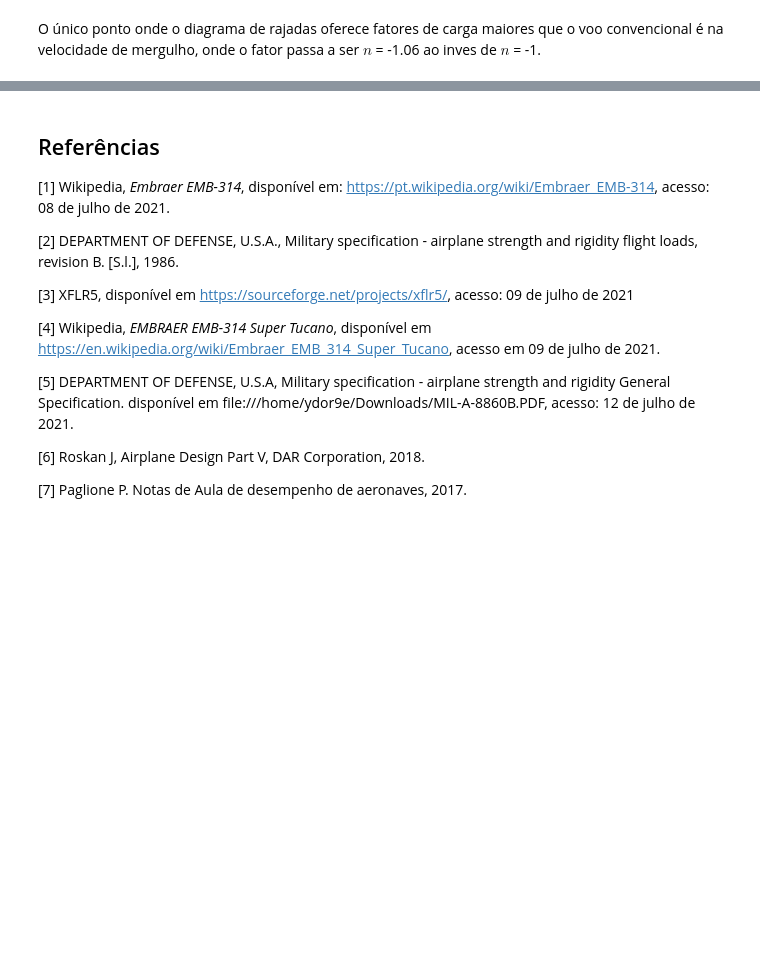
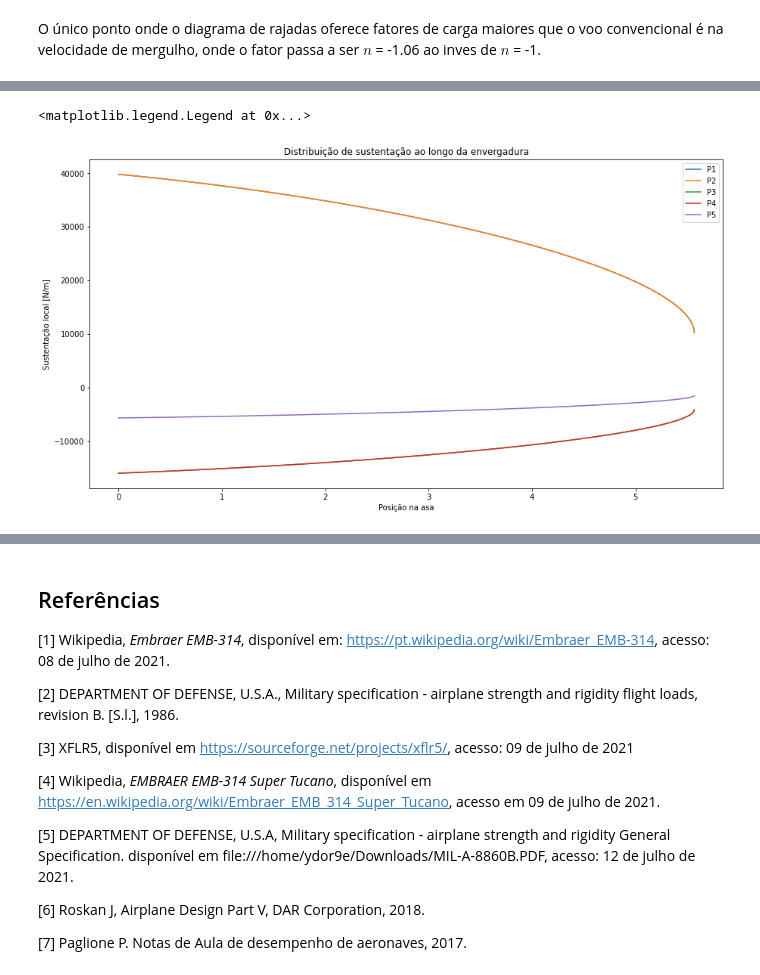
Before and after one commit to sehnemroger/A29_Structural, a Jupyter notebook: Análise estrutural da asa EMB314.ipynb, the cells around one changed output, grey strips where cells are left out. Drawn from its saved outputs; the diff is of its cells as text; code cells hidden in the pictures; blank space fills up the shorter version.

```diff
--- a/Análise estrutural da asa EMB314.ipynb
+++ b/Análise estrutural da asa EMB314.ipynb
@@ -136,6 +136,7 @@ rho = atm._rho
 cr = 2.5 #Corda na raiz [m]
 ct = 1.25 # corda na ponta [m]
 l = 11.14 # envergadura [m]
+bw = 11.14
 V_max = 520/3.6 #Velocidade máxima de cruzeiro [m/s]
 V_stall = 148/3.6 #Velocidade de estol [m/s]
 cbar = (cr+ct)/2
@@ -835,0 +869,9 @@ O único ponto onde o diagrama de rajadas oferece fatores de carga maiores que o
+# %%
+Vel = [96.36, 176.48, 82.9, 141.18, 176.48]
+n = [7.5, 7.5, -3, -3, -1.06]
+CL_list = []
+L_list = []
+for i in range(0, len(Vel)):
+    L_list.append(MBF*n[i]*GRAVITY)
+    CL_list.append(2*L_list[i]/(RHO_SEA*Vel[i]**2*S))
+    print('CL no Ponto',i+1,':', CL_list[i])
@@ -835,0 +886,11 @@ O único ponto onde o diagrama de rajadas oferece fatores de carga maiores que o
+# %%
+from numpy import interp
+alpha_list = []
+alpha_list.append(interp(CL_list[0], results_polar_s[:,1], results_polar_s[:,0]))
+alpha_list.append(interp(CL_list[1], results_polar[:,1], results_polar[:,0]))
+alpha_list.append(interp(CL_list[2], results_polar_s[:,1], results_polar_s[:,0]))
+alpha_list.append(interp(CL_list[3], results_polar[:,1], results_polar[:,0]))
+alpha_list.append(interp(CL_list[4], results_polar[:,1], results_polar[:,0]))
+
+for i in range(0, len(alpha_list)):
+    print("ângulo de ataque no Ponto", 1+i,':',alpha_list[i], "[graus]")
@@ -835,0 +916,26 @@ O único ponto onde o diagrama de rajadas oferece fatores de carga maiores que o
+# %%
+from numpy import pi
+y = arange(0, l/2, 0.0001)
+C_list = []
+lamb = ct/cr
+for i in range(0, len(L_list)):
+    L=L_list[i]
+    C_elip = 4*L/(pi*bw)*sqrt(1-(2*y/bw)**2)
+    C_trap = 2*L/(bw*(1+lamb))*(1 - 2*y/bw*(1-lamb))
+    C_schrenk = (C_elip + C_trap)/2
+    C_list.append(C_schrenk)
+C_list = array(C_list)
+# %%
+plt.figure(figsize = [15,8])
+plt.plot(y, C_list[0], label = 'P1')
+plt.plot(y, C_list[1], label = 'P2')
+plt.plot(y, C_list[2], label = 'P3')
+plt.plot(y, C_list[3], label = 'P4')
+plt.plot(y, C_list[4], label = 'P5')
+plt.xlabel('Posição na asa')
+plt.ylabel('Sustentação local [N/m]')
+plt.title('Distribuição de sustentação ao longo da envergadura')
+plt.legend()
+# %% [output]
+<matplotlib.legend.Legend at 0x...>
+[figure, added]
```
Also changed, not shown: parts of 13 cells of this notebook, 1 other file.
